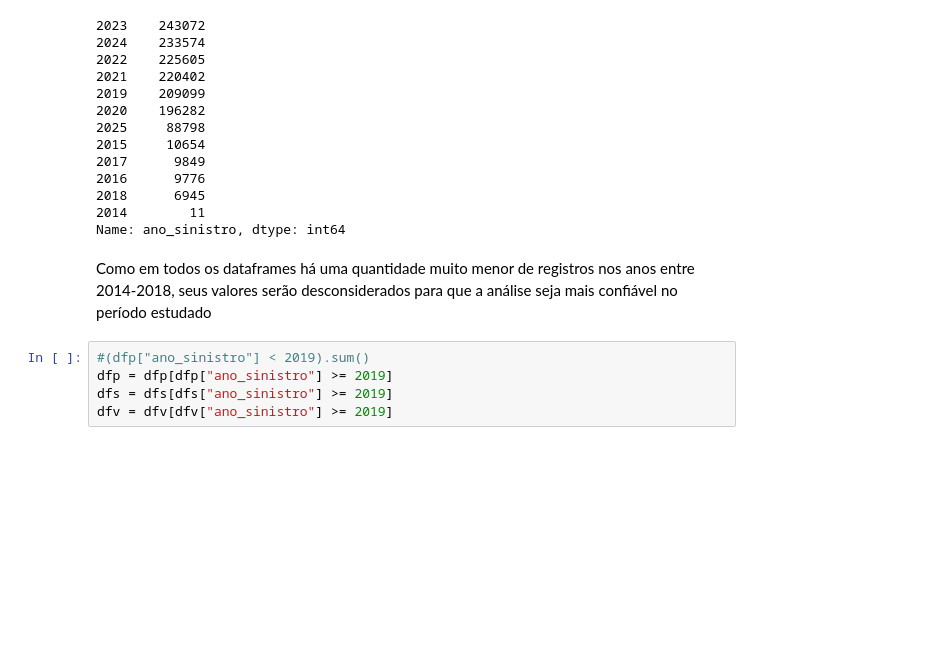
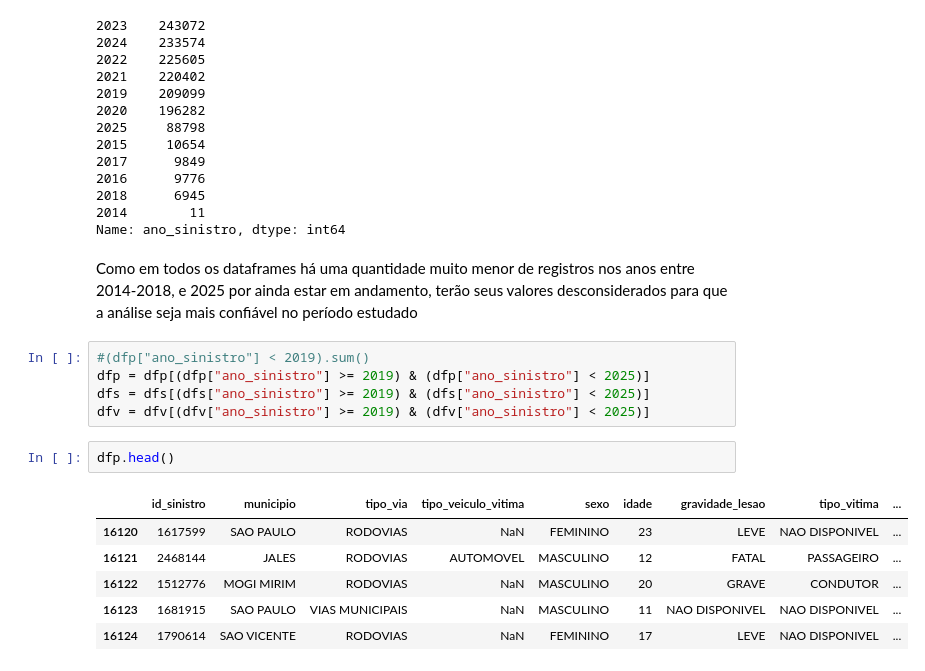
Before and after one commit to Enzzx/CityAccidentAnalysis, a Jupyter notebook: notebook/data-analysis.ipynb, the cells around one changed output. Saved outputs shown, nothing was run; the diff lists cells and outputs as text; blank space fills up the shorter version.

```diff
--- a/notebook/data-analysis.ipynb
+++ b/notebook/data-analysis.ipynb
@@ -24,9 +25,18 @@ dfv["ano_sinistro"].value_counts()
 2014        11
 Name: ano_sinistro, dtype: int64
 # %% [markdown]
-Como em todos os dataframes há uma quantidade muito menor de registros nos anos entre 2014-2018, seus valores serão desconsiderados para que a análise seja mais confiável no período estudado
+Como em todos os dataframes há uma quantidade muito menor de registros nos anos entre 2014-2018, e 2025 por ainda estar em andamento, terão seus valores desconsiderados para que a análise seja mais confiável no período estudado
 # %%
 #(dfp["ano_sinistro"] < 2019).sum()
-dfp = dfp[dfp["ano_sinistro"] >= 2019]
-dfs = dfs[dfs["ano_sinistro"] >= 2019]
-dfv = dfv[dfv["ano_sinistro"] >= 2019]
+dfp = dfp[(dfp["ano_sinistro"] >= 2019) & (dfp["ano_sinistro"] < 2025)]
+dfs = dfs[(dfs["ano_sinistro"] >= 2019) & (dfs["ano_sinistro"] < 2025)]
+dfv = dfv[(dfv["ano_sinistro"] >= 2019) & (dfv["ano_sinistro"] < 2025)]
+# %%
+dfp.head()
+# %% [output]
+|  | id_sinistro | municipio | tipo_via | tipo_veiculo_vitima | sexo | idade | gravidade_lesao | tipo_vitima | ... |
+| 16120 | 1617599 | SAO PAULO | RODOVIAS | NaN | FEMININO | 23 | LEVE | NAO DISPONIVEL | ... |
+| 16121 | 2468144 | JALES | RODOVIAS | AUTOMOVEL | MASCULINO | 12 | FATAL | PASSAGEIRO | ... |
+| 16122 | 1512776 | MOGI MIRIM | RODOVIAS | NaN | MASCULINO | 20 | GRAVE | CONDUTOR | ... |
+| 16123 | 1681915 | SAO PAULO | VIAS MUNICIPAIS | NaN | MASCULINO | 11 | NAO DISPONIVEL | NAO DISPONIVEL | ... |
+| 16124 | 1790614 | SAO VICENTE | RODOVIAS | NaN | FEMININO | 17 | LEVE | NAO DISPONIVEL | ... |
```
Also changed, not shown: parts of 13 cells of this notebook, 1 other file.
